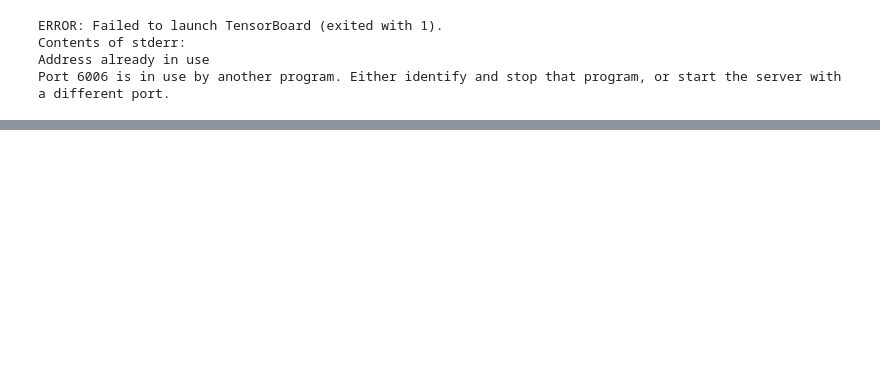
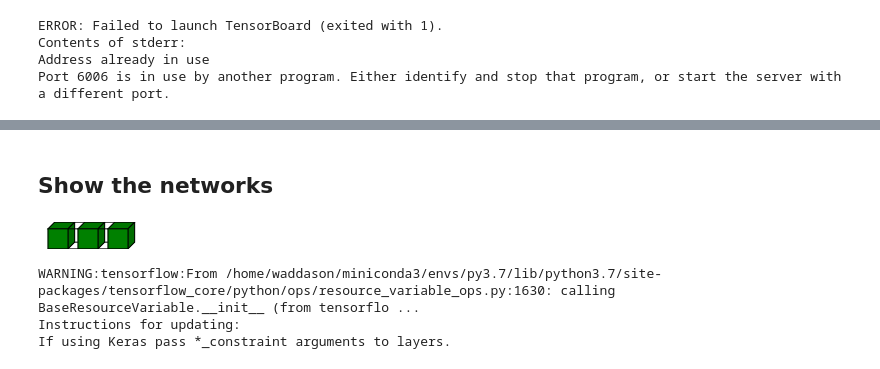
Before and after one commit to waddason/learning-from-human-preferences, a Jupyter notebook: show_log.ipynb, the cells around one changed output, grey strips where cells are left out. Cells and saved outputs as stored; diff of their text form; code cells hidden in the pictures; blank space fills up the shorter version.

```diff
--- a/show_log.ipynb
+++ b/show_log.ipynb
@@ -21,0 +24,2 @@ Port 6006 is in use by another program. Either identify and stop that program, o
+# %% [markdown]
+## Show the networks
@@ -21,0 +32,57 @@ Port 6006 is in use by another program. Either identify and stop that program, o
+# %%
+from tensorflow.keras.layers import Dense, Conv2D, Flatten, Dropout, MaxPooling2D, ZeroPadding2D
+from collections import defaultdict
+
+color_map = defaultdict(dict)
+color_map[Conv2D]['fill'] = 'orange'
+color_map[ZeroPadding2D]['fill'] = 'gray'
+color_map[Dropout]['fill'] = 'pink'
+color_map[MaxPooling2D]['fill'] = 'red'
+color_map[Dense]['fill'] = 'green'
+color_map[Flatten]['fill'] = 'teal'
+
+#visualkeras.layered_view(model, color_map=color_map)
+# %%
+model = Sequential([
+    Dense(64, activation='relu', input_shape=(4,)),
+    Dense(64, activation='relu'),
+    Dense(1)
+])
+visualkeras.layered_view(model, color_map=color_map)
+# %% [output]
+[figure, added]
+# %%
+batchnorm =  True
+dropout = 0.5
+training = False
+
+model = Sequential()
+model.add(layers.InputLayer(input_shape=(84, 84, 4)))  # Assuming input shape is (height, width, channels)
+model.add(layers.Lambda(lambda x: x / 255.0))
+model.add(visualkeras.SpacingDummyLayer())
+model.add(layers.Conv2D(16, (7, 7), strides=3, activation=tf.keras.layers.LeakyReLU(alpha=0.01)))
+if batchnorm:
+    model.add(layers.BatchNormalization())
+model.add(layers.Dropout(dropout))
+model.add(visualkeras.SpacingDummyLayer())
+model.add(layers.Conv2D(16, (5, 5), strides=2, activation=tf.keras.layers.LeakyReLU(alpha=0.01)))
+if batchnorm:
+    model.add(layers.BatchNormalization())
+model.add(layers.Dropout(dropout))
+model.add(visualkeras.SpacingDummyLayer())
+model.add(layers.Conv2D(16, (3, 3), strides=1, activation=tf.keras.layers.LeakyReLU(alpha=0.01)))
+if batchnorm:
+    model.add(layers.BatchNormalization())
+model.add(layers.Dropout(dropout))
+model.add(visualkeras.SpacingDummyLayer())
+model.add(layers.Conv2D(16, (3, 3), strides=1, activation=tf.keras.layers.LeakyReLU(alpha=0.01)))
+if batchnorm:
+    model.add(layers.BatchNormalization())
+
+model.add(layers.Flatten())
+model.add(layers.Dense(64, activation='relu'))
+model.add(layers.Dense(1))
+# %% [output]
+WARNING:tensorflow:From /home/waddason/miniconda3/envs/py3.7/lib/python3.7/site-packages/tensorflow_core/python/ops/resource_variable_ops.py:1630: calling BaseResourceVariable.__init__ (from tensorflo ...
+Instructions for updating:
+If using Keras pass *_constraint arguments to layers.
```
Also changed, not shown: parts of 10 cells of this notebook, 7 other files.
